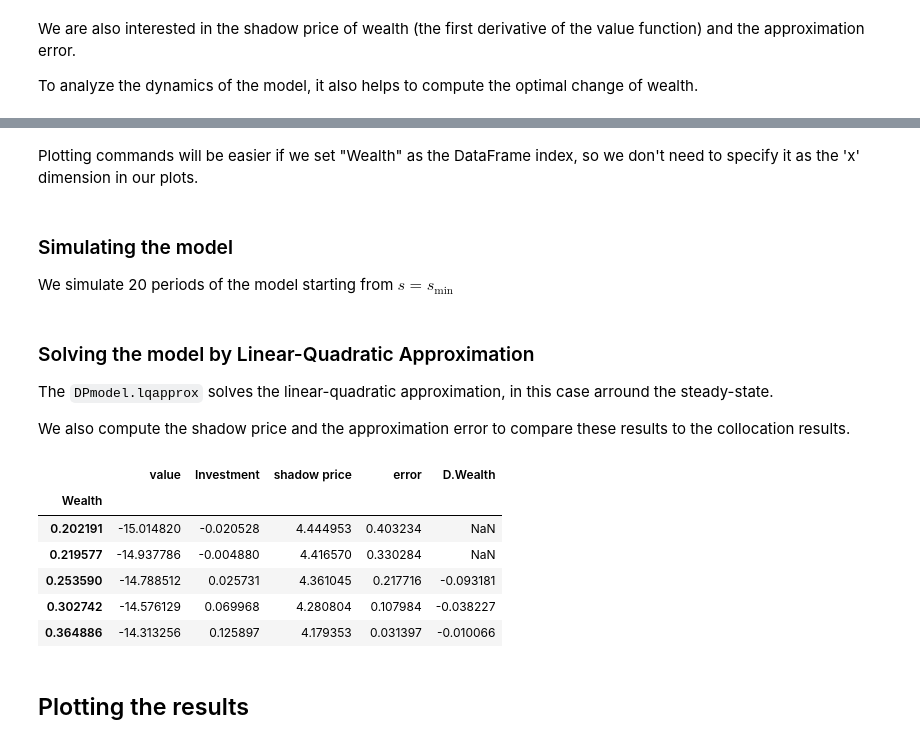
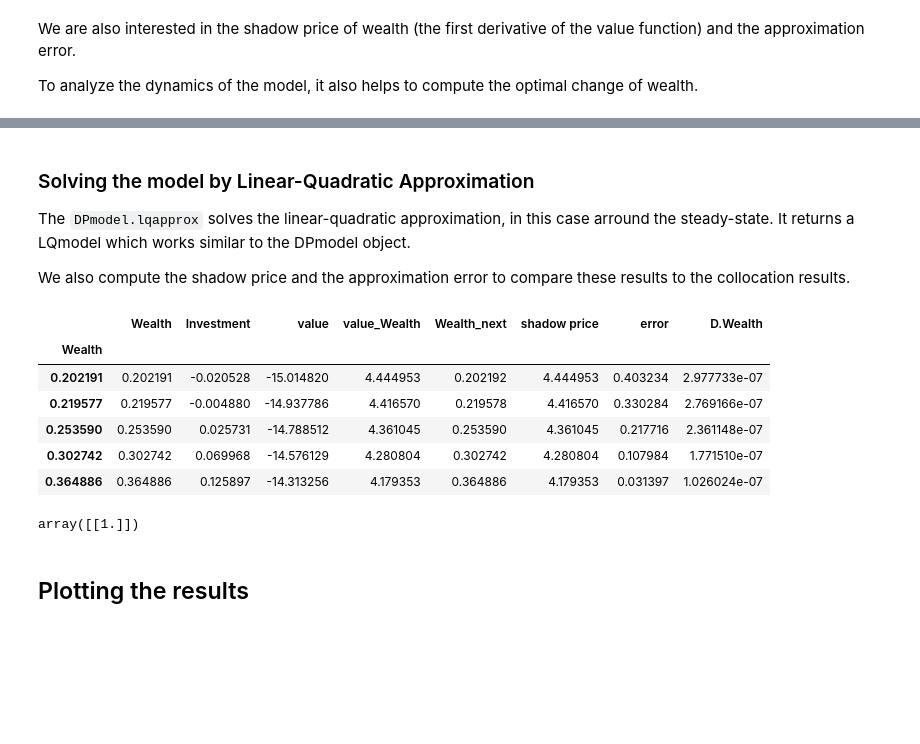
Before and after one commit to randall-romero/CompEcon, a Jupyter notebook: notebooks/dp/06 Deterministic Optimal Economic Growth Model.ipynb, the cells around one changed output, grey strips where cells are left out. Drawn from its saved outputs; the diff is of its cells as text; code cells hidden in the pictures; blank space fills up the shorter version.

Commit message:
new DPmodel notebooks

```diff
--- a/notebooks/dp/06 Deterministic Optimal Economic Growth Model.ipynb
+++ b/notebooks/dp/06 Deterministic Optimal Economic Growth Model.ipynb
@@ -20,17 +20,17 @@ from compecon import BasisChebyshev, DPmodel, DPoptions, qnwnorm, demo
 
 Assuming that the marginal productivity of capital is $\beta=0.5$ and the discount factor is $\delta=0.9$
 # %%
-beta, delta = 0.5, 0.9
+β, δ = 0.5, 0.9
 # %% [markdown]
 ## Analytic results
 
 The steady-state values for this model are
 # %%
-sstar = (beta * delta) ** (beta / (1 - beta))   # steady-state wealth
-kstar = beta * delta * sstar                    # steady-state capital investment
-vstar = np.log(sstar - kstar) / (1 - delta)     # steady-state value
-pstar = 1 / (sstar * (1 - beta * delta))        # steady-state shadow price
-b = 1 / (1 - delta * beta)
+sstar = (β * δ) ** (β / (1 - β))   # steady-state wealth
+kstar = β * δ * sstar                    # steady-state capital investment
+vstar = np.log(sstar - kstar) / (1 - δ)     # steady-state value
+pstar = 1 / (sstar * (1 - β * δ))        # steady-state shadow price
+b = 1 / (1 - δ * β)
 
 print('\n\nSteady-State')
 for var, value in zip(['Wealth','Investment','Value','Shadow price'], [sstar,kstar,vstar,pstar]):
@@ -88,9 +88,9 @@ def reward(s, k, i=None, j=None):
 Next period, wealth will be equal to production from available initial capital $k$, that is $s' = k^\beta$
 # %%
 def transition(s, k, i=None, j=None, in_=None, e=None):
-    g = k ** beta
-    gx = beta * k **(beta - 1)
-    gxx = (beta - 1) * beta * k ** (beta - 2)
+    g = k ** β
+    gx = β * k **(β - 1)
+    gxx = (β - 1) * β * k ** (β - 2)
     return g, gx, gxx
 # %% [markdown]
 ### Model structure
@@ -103,7 +103,7 @@ To solve and simulate this model,use the CompEcon class `DPmodel`
 # %%
 growth_model = DPmodel(basis, reward, transition, bounds,
                        x=['Investment'],
-                       discount=delta)
+                       discount=δ)
 # %% [markdown]
 ### Solving the model
 
@@ -152,2 +153,0 @@ S.head()
-# %% [markdown]
-Plotting commands will be easier if we set "Wealth" as the DataFrame index, so we don't need to specify it as the 'x' dimension in our plots.
@@ -156,4 +153,0 @@ S.set_index('Wealth', inplace=True)
-# %% [markdown]
-### Simulating the model
-
-We simulate 20 periods of the model starting from $s=s_{\min}$
@@ -163,24 +154,28 @@ data = growth_model.simulate(T, np.atleast_2d(smin))
 # %% [markdown]
 ### Solving the model by Linear-Quadratic Approximation
 
-The `DPmodel.lqapprox` solves the linear-quadratic approximation, in this case arround the steady-state.
+The `DPmodel.lqapprox` solves the linear-quadratic approximation, in this case arround the steady-state. It returns a LQmodel which works similar to the DPmodel object.
 
 We also compute the shadow price and the approximation error to compare these results to the collocation results.
 # %%
-L = growth_model.lqapprox(sstar, kstar)
-L['shadow price'] = growth_model.Value(L.Wealth,1)
+growth_lq = growth_model.lqapprox(sstar, kstar)
+L = growth_lq.solution(basis.nodes)
+L['shadow price'] = L['value_Wealth']
 L['error'] = L['value'] - vtrue(L['Wealth'])
-L['D.Wealth'] = transition(L['Wealth'], L['Investment'])[0]- L['Wealth']
-L.set_index('Wealth', inplace=True)
+L['D.Wealth'] = L['Wealth_next']- L['Wealth']
 L.head()
 # %% [output]
-|  | value | Investment | shadow price | error | D.Wealth |
-| Wealth |  |  |  |  |  |
-| 0.202191 | -15.014820 | -0.020528 | 4.444953 | 0.403234 | NaN |
-| 0.219577 | -14.937786 | -0.004880 | 4.416570 | 0.330284 | NaN |
-| 0.253590 | -14.788512 | 0.025731 | 4.361045 | 0.217716 | -0.093181 |
-| 0.302742 | -14.576129 | 0.069968 | 4.280804 | 0.107984 | -0.038227 |
-| 0.364886 | -14.313256 | 0.125897 | 4.179353 | 0.031397 | -0.010066 |
+|  | Wealth | Investment | value | value_Wealth | Wealth_next | shadow price | error | D.Wealth |
+| Wealth |  |  |  |  |  |  |  |  |
+| 0.202191 | 0.202191 | -0.020528 | -15.014820 | 4.444953 | 0.202192 | 4.444953 | 0.403234 | 2.977733e-07 |
+| 0.219577 | 0.219577 | -0.004880 | -14.937786 | 4.416570 | 0.219578 | 4.416570 | 0.330284 | 2.769166e-07 |
+| 0.253590 | 0.253590 | 0.025731 | -14.788512 | 4.361045 | 0.253590 | 4.361045 | 0.217716 | 2.361148e-07 |
+| 0.302742 | 0.302742 | 0.069968 | -14.576129 | 4.280804 | 0.302742 | 4.280804 | 0.107984 | 1.771510e-07 |
+| 0.364886 | 0.364886 | 0.125897 | -14.313256 | 4.179353 | 0.364886 | 4.179353 | 0.031397 | 1.026024e-07 |
+# %%
+growth_lq.G
+# %% [output]
+array([[1.]])
 # %% [markdown]
 ## Plotting the results
 # %% [markdown]
```
Also changed, not shown: parts of 11 cells of this notebook, 3 other files.
